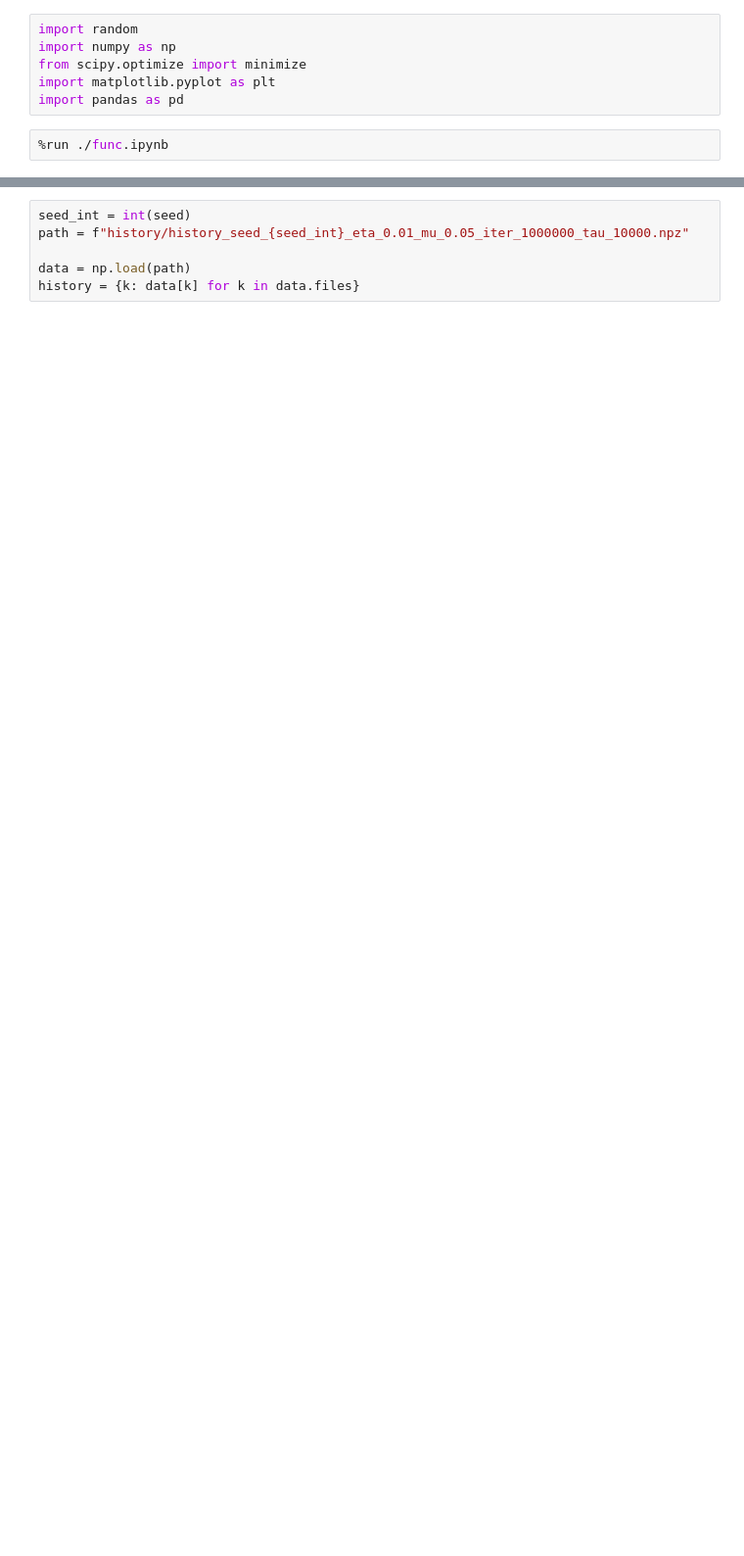
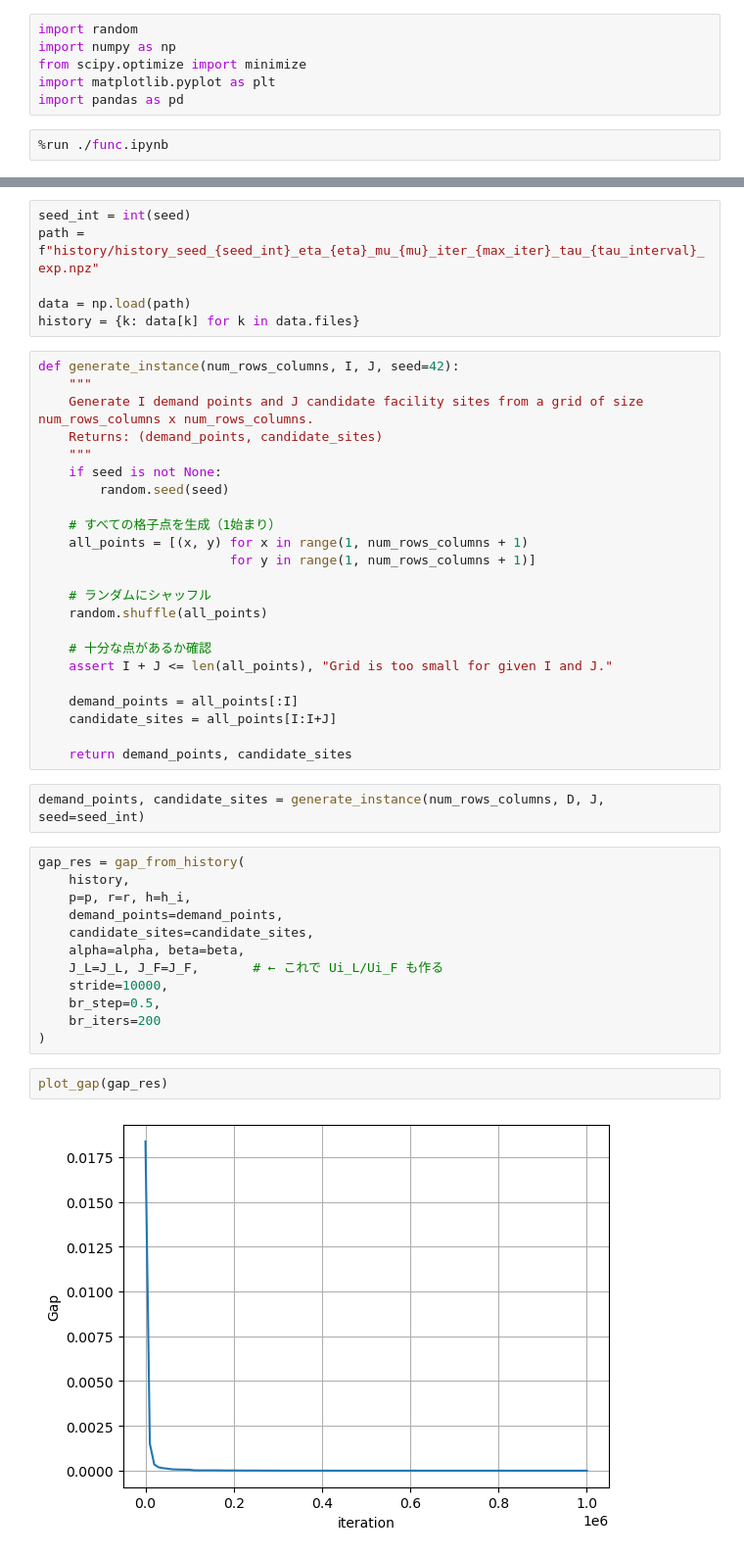
Before and after one commit to datty00725/allocate-probrem, a Jupyter notebook: mutation_lambda/plot_from_npz_sep.ipynb, the cells around one changed output, grey strips where cells are left out. Shown at 98% size. Cells and saved outputs as stored; diff of their text form; blank space fills up the shorter version.

```diff
--- a/mutation_lambda/plot_from_npz_sep.ipynb
+++ b/mutation_lambda/plot_from_npz_sep.ipynb
@@ -11,7 +35,48 @@ seed = "337779395"
 # %%
 seed_int = int(seed)
-path = f"history/history_seed_{seed_int}_eta_0.01_mu_0.05_iter_1000000_tau_10000.npz"
+path = f"history/history_seed_{seed_int}_eta_{eta}_mu_{mu}_iter_{max_iter}_tau_{tau_interval}_exp.npz"
 
 data = np.load(path)
 history = {k: data[k] for k in data.files}
+# %%
+def generate_instance(num_rows_columns, I, J, seed=42):
+    """
+    Generate I demand points and J candidate facility sites from a grid of size num_rows_columns x num_rows_columns.
+    Returns: (demand_points, candidate_sites)
+    """
+    if seed is not None:
+        random.seed(seed)
+
+    # すべての格子点を生成（1始まり）
+    all_points = [(x, y) for x in range(1, num_rows_columns + 1)
+                         for y in range(1, num_rows_columns + 1)]
+
+    # ランダムにシャッフル
+    random.shuffle(all_points)
+
+    # 十分な点があるか確認
+    assert I + J <= len(all_points), "Grid is too small for given I and J."
+
+    demand_points = all_points[:I]
+    candidate_sites = all_points[I:I+J]
+
+    return demand_points, candidate_sites
+# %%
+demand_points, candidate_sites = generate_instance(num_rows_columns, D, J, seed=seed_int)
+# %%
+gap_res = gap_from_history(
+    history,
+    p=p, r=r, h=h_i,
+    demand_points=demand_points,
+    candidate_sites=candidate_sites,
+    alpha=alpha, beta=beta,
+    J_L=J_L, J_F=J_F,       # ← これで Ui_L/Ui_F も作る
+    stride=10000,
+    br_step=0.5,
+    br_iters=200
+)
+# %%
+plot_gap(gap_res)
+# %% [output]
+[figure, added]
 # %%
```
Also changed, not shown: parts of 7 cells of this notebook, 4 other files.
